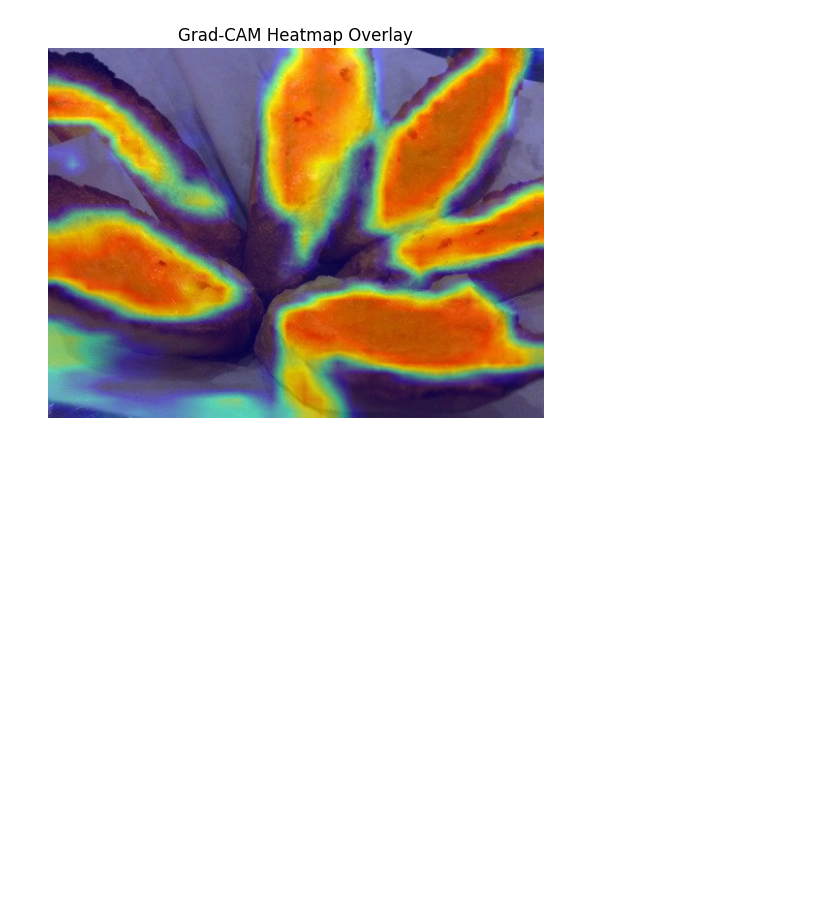
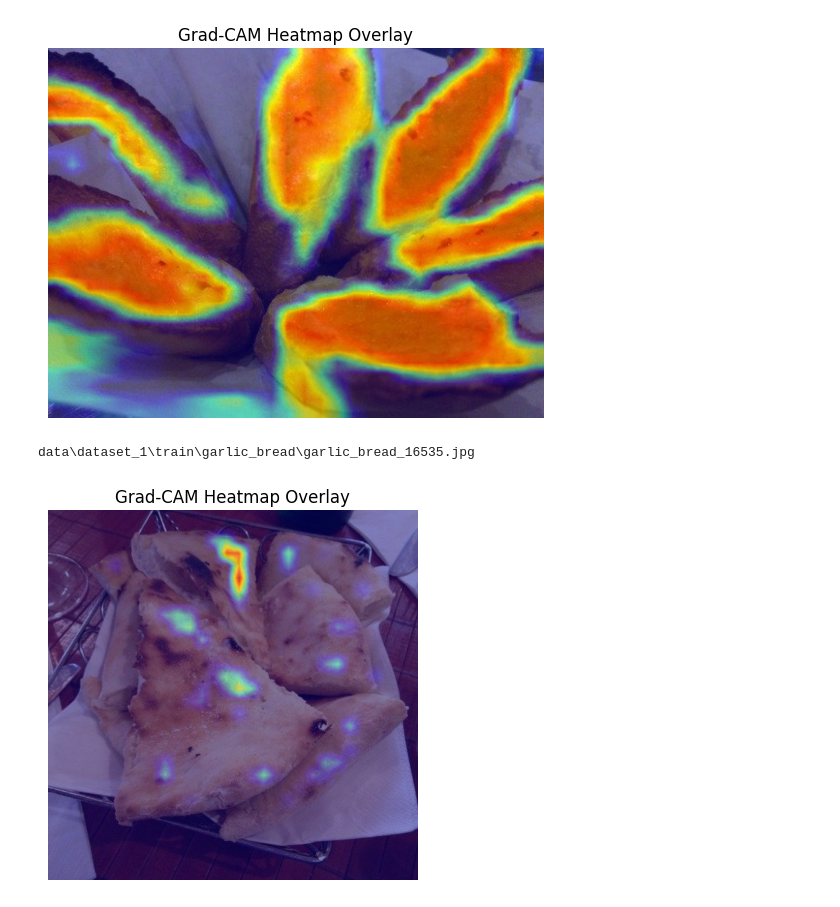
Before and after one commit to gmorlo/bread_classifier, a Jupyter notebook: tiny_vgg_metrics_plots.ipynb, the cells around one changed output. Saved outputs shown, nothing was run; the diff lists cells and outputs as text; code cells hidden in the pictures; blank space fills up the shorter version.

Commit message:
Add Grad-CAM overlay generation function to heatmap utility

```diff
--- a/tiny_vgg_metrics_plots.ipynb
+++ b/tiny_vgg_metrics_plots.ipynb
@@ -47,10 +47,11 @@ evaluate_model(model, test_dataloader, class_names, device)
 # %% [output]
 [figure]
 # %%
-import random
+# import random
 
-class_folders = [folder for folder in (base_dir / 'dataset_1' / 'train').iterdir() if folder.is_dir()]
-val_random_dir = random.choice(class_folders)
-img_files = list(val_random_dir.glob("*.jpg"))
-img_path = random.choice(img_files)
-print(img_path)
+# class_folders = [folder for folder in (base_dir / 'dataset_1' / 'train').iterdir() if folder.is_dir()]
+# val_random_dir = random.choice(class_folders)
+# img_files = list(val_random_dir.glob("*.jpg"))
+# img_path = random.choice(img_files)
+# print(img_path)
+img_path = Path("data/dataset_1/train/garlic_bread/garlic_bread_16587.jpg")
@@ -103,3 +101,15 @@ plt.title("Grad-CAM Heatmap Overlay")
 plt.show()
 # %% [output]
 [figure]
+# %%
+overlayed_image, predicted_label, true_label = heatmap.generate_gradcam_overlay(
+    model=model,
+    data_set='dataset_1',
+    conv_layer_name='conv_block_1',
+    alpha=0.5,
+    class_names=class_names,
+    plot=True
+)
+# %% [output]
+data\dataset_1\train\garlic_bread\garlic_bread_16535.jpg
+[figure, added]
```
Also changed, not shown: parts of 2 cells of this notebook, 1 other file.
